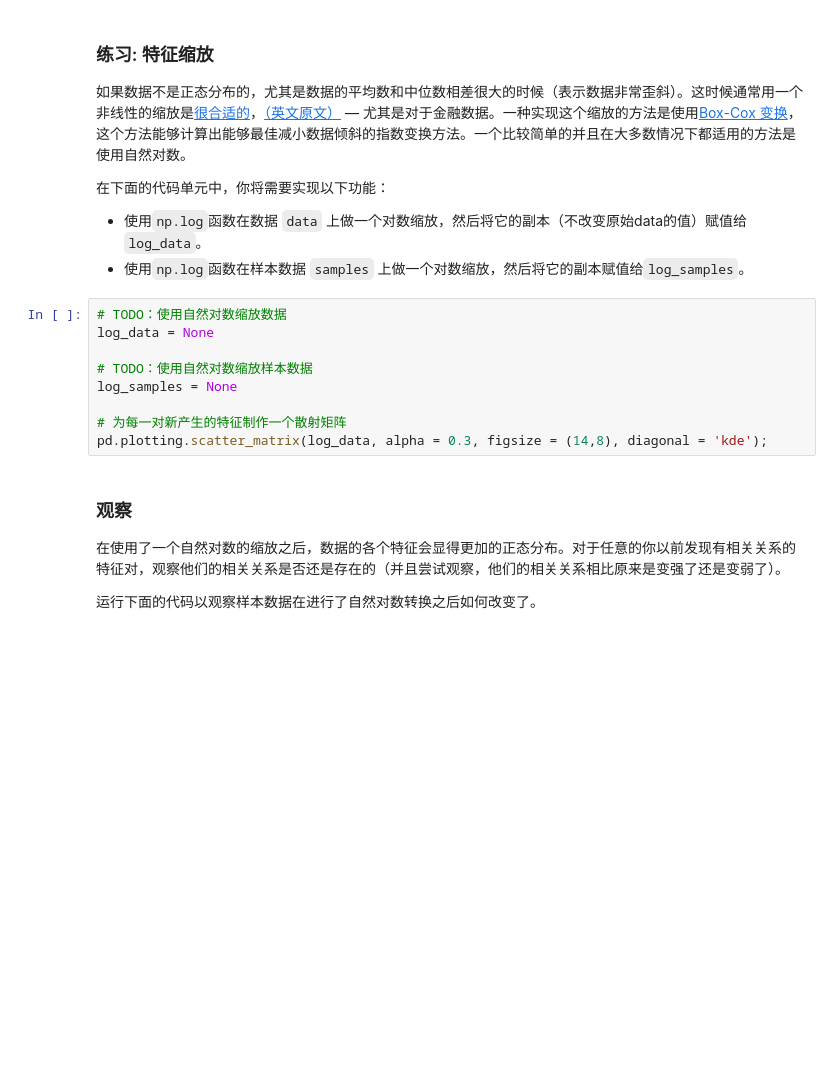
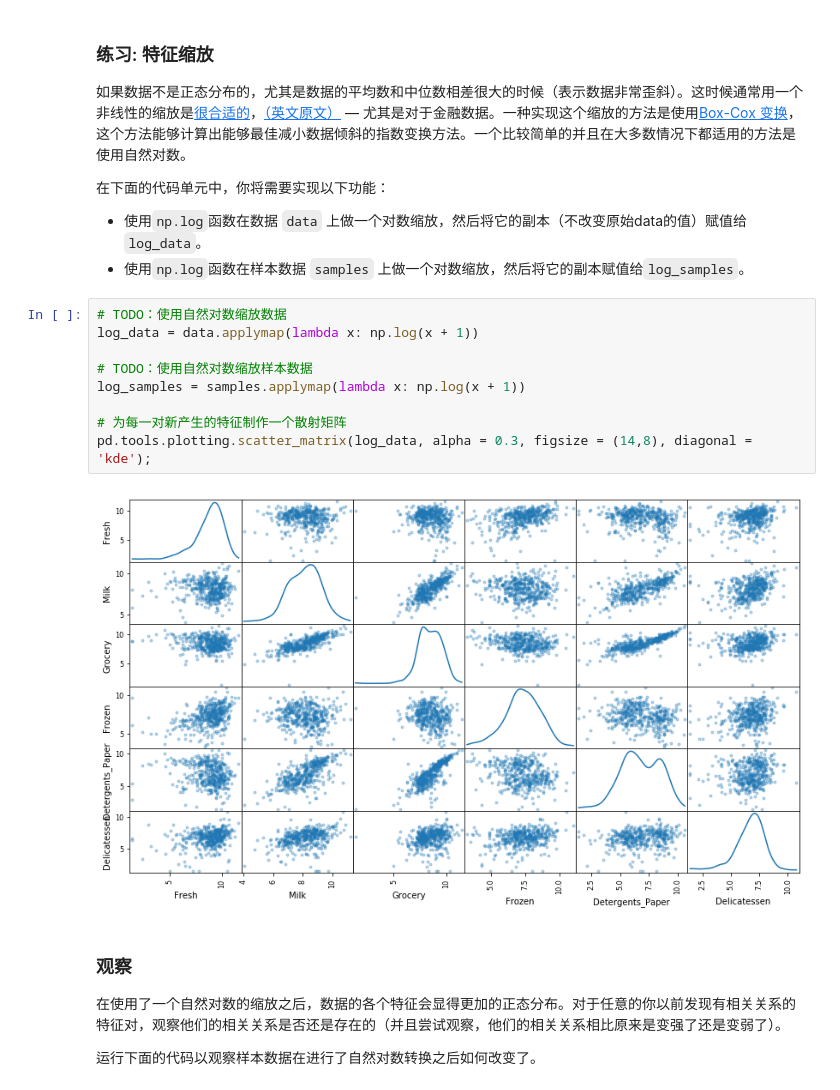
Before and after one commit to hankkuang/udacity_work, a Jupyter notebook: creating_customer_segments-master/creating_customer_segments-master/customer_segments.ipynb, the cells around one changed output. Saved outputs shown, nothing was run; the diff lists cells and outputs as text; blank space fills up the shorter version.

```diff
--- a/creating_customer_segments-master/creating_customer_segments-master/customer_segments.ipynb
+++ b/creating_customer_segments-master/creating_customer_segments-master/customer_segments.ipynb
@@ -145,13 +165,15 @@ pd.plotting.scatter_matrix(data, alpha = 0.3, figsize = (14,8), diagonal = 'kde'
  - 使用`np.log`函数在样本数据 `samples` 上做一个对数缩放，然后将它的副本赋值给`log_samples`。
 # %%
 # TODO：使用自然对数缩放数据
-log_data = None
+log_data = data.applymap(lambda x: np.log(x + 1))
 
 # TODO：使用自然对数缩放样本数据
-log_samples = None
+log_samples = samples.applymap(lambda x: np.log(x + 1))
 
 # 为每一对新产生的特征制作一个散射矩阵
-pd.plotting.scatter_matrix(log_data, alpha = 0.3, figsize = (14,8), diagonal = 'kde');
+pd.tools.plotting.scatter_matrix(log_data, alpha = 0.3, figsize = (14,8), diagonal = 'kde');
+# %% [output]
+[figure, added]
 # %% [markdown]
 ### 观察
 在使用了一个自然对数的缩放之后，数据的各个特征会显得更加的正态分布。对于任意的你以前发现有相关关系的特征对，观察他们的相关关系是否还是存在的（并且尝试观察，他们的相关关系相比原来是变强了还是变弱了）。
```
Also changed, not shown: parts of 23 cells of this notebook.
